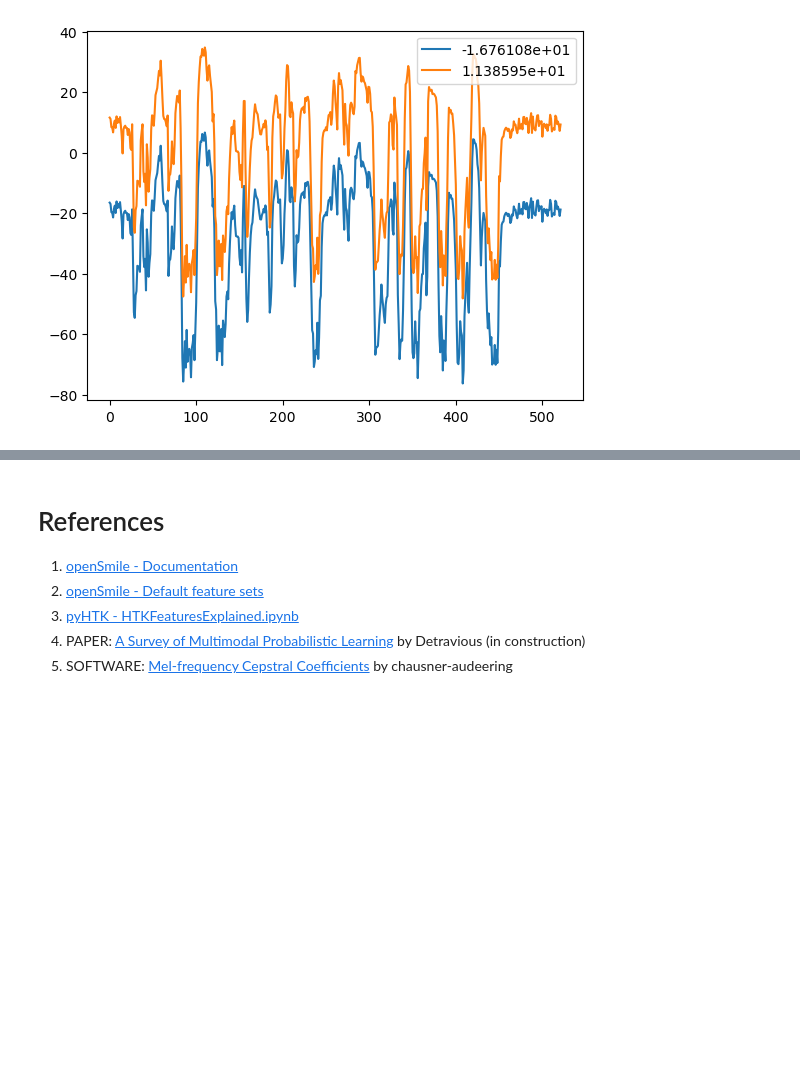
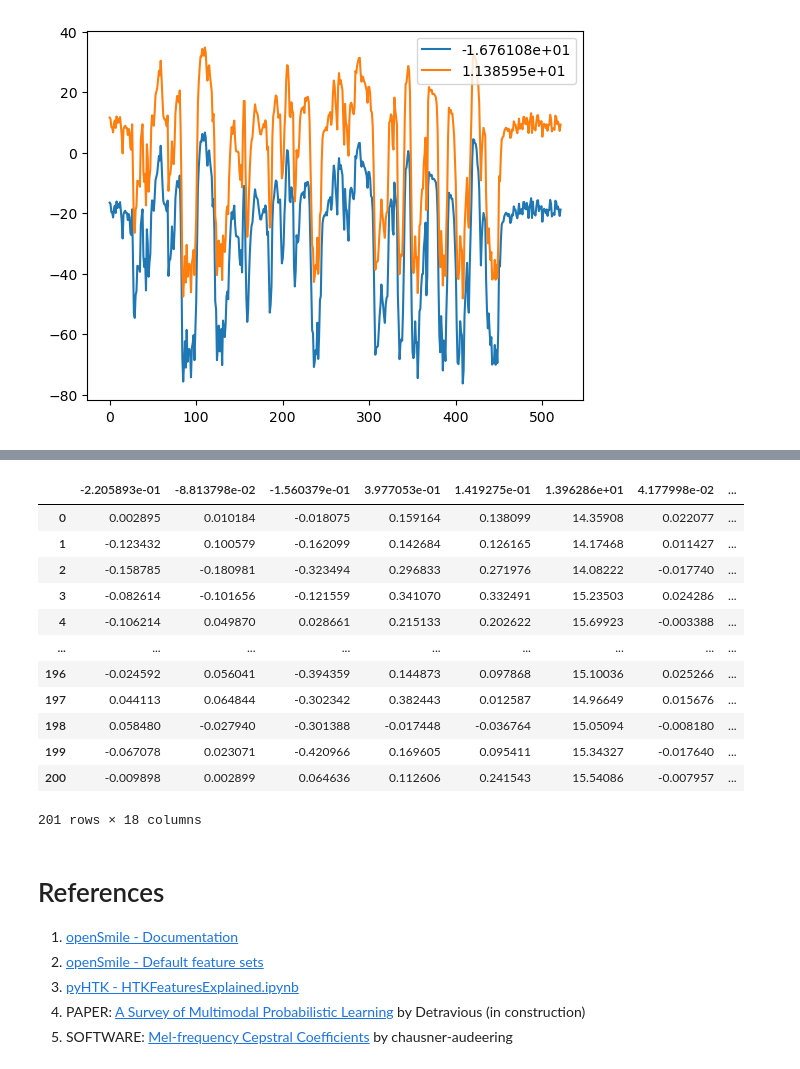
Before and after one commit to Brinkley97/csci_535_multimodal_probabilistic_learning, a Jupyter notebook: play/extractFeatureSets.ipynb, the cells around one changed output, grey strips where cells are left out. Saved outputs shown, nothing was run; the diff lists cells and outputs as text; code cells hidden in the pictures; blank space fills up the shorter version.

```diff
--- a/play/extractFeatureSets.ipynb
+++ b/play/extractFeatureSets.ipynb
@@ -266,3 +296,22 @@ mfcc_A_vs_Z_E_D_A.plot()
+# %%
+# plp_0_D_A_Z_output vs plp_E_D_A_Z_output: differs in last col
+
+plp_E_D_A_Z_output = read_plp(output_plp_E_D_A_Z)
+plp_E_D_A_Z_output
+# %% [output]
+|  | -2.205893e-01 | -8.813798e-02 | -1.560379e-01 | 3.977053e-01 | 1.419275e-01 | 1.396286e+01 | 4.177998e-02 | ... |
+| 0 | 0.002895 | 0.010184 | -0.018075 | 0.159164 | 0.138099 | 14.35908 | 0.022077 | ... |
+| 1 | -0.123432 | 0.100579 | -0.162099 | 0.142684 | 0.126165 | 14.17468 | 0.011427 | ... |
+| 2 | -0.158785 | -0.180981 | -0.323494 | 0.296833 | 0.271976 | 14.08222 | -0.017740 | ... |
+| 3 | -0.082614 | -0.101656 | -0.121559 | 0.341070 | 0.332491 | 15.23503 | 0.024286 | ... |
+| 4 | -0.106214 | 0.049870 | 0.028661 | 0.215133 | 0.202622 | 15.69923 | -0.003388 | ... |
+| ... | ... | ... | ... | ... | ... | ... | ... | ... |
+| 196 | -0.024592 | 0.056041 | -0.394359 | 0.144873 | 0.097868 | 15.10036 | 0.025266 | ... |
+| 197 | 0.044113 | 0.064844 | -0.302342 | 0.382443 | 0.012587 | 14.96649 | 0.015676 | ... |
+| 198 | 0.058480 | -0.027940 | -0.301388 | -0.017448 | -0.036764 | 15.05094 | -0.008180 | ... |
+| 199 | -0.067078 | 0.023071 | -0.420966 | 0.169605 | 0.095411 | 15.34327 | -0.017640 | ... |
+| 200 | -0.009898 | 0.002899 | 0.064636 | 0.112606 | 0.241543 | 15.54086 | -0.007957 | ... |
+201 rows × 18 columns
 # %% [markdown]
 # References
 
```
Also changed, not shown: parts of 5 cells of this notebook.
